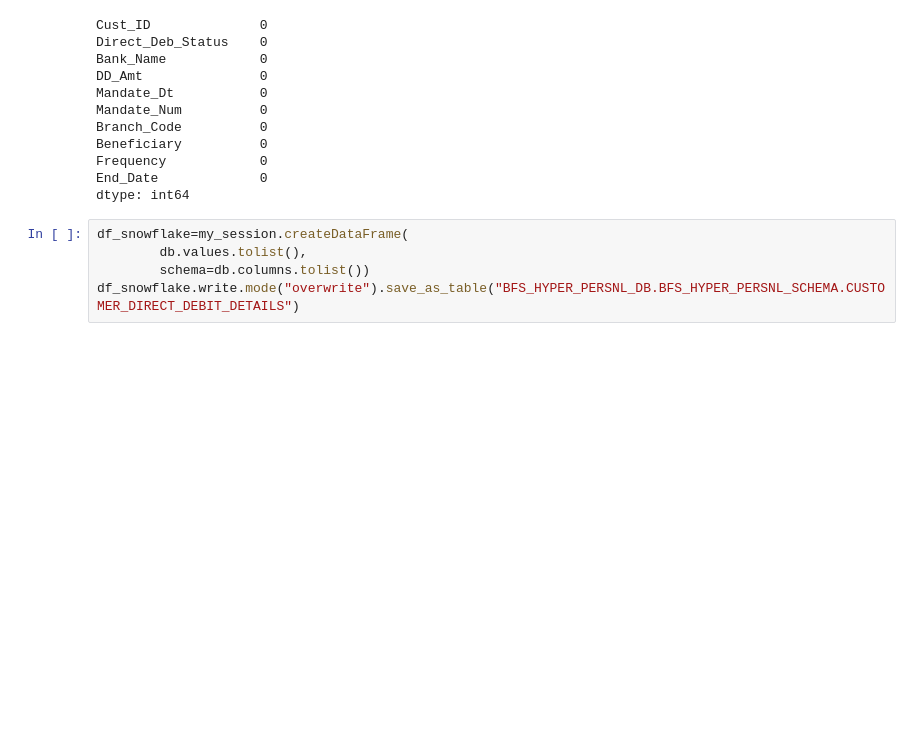
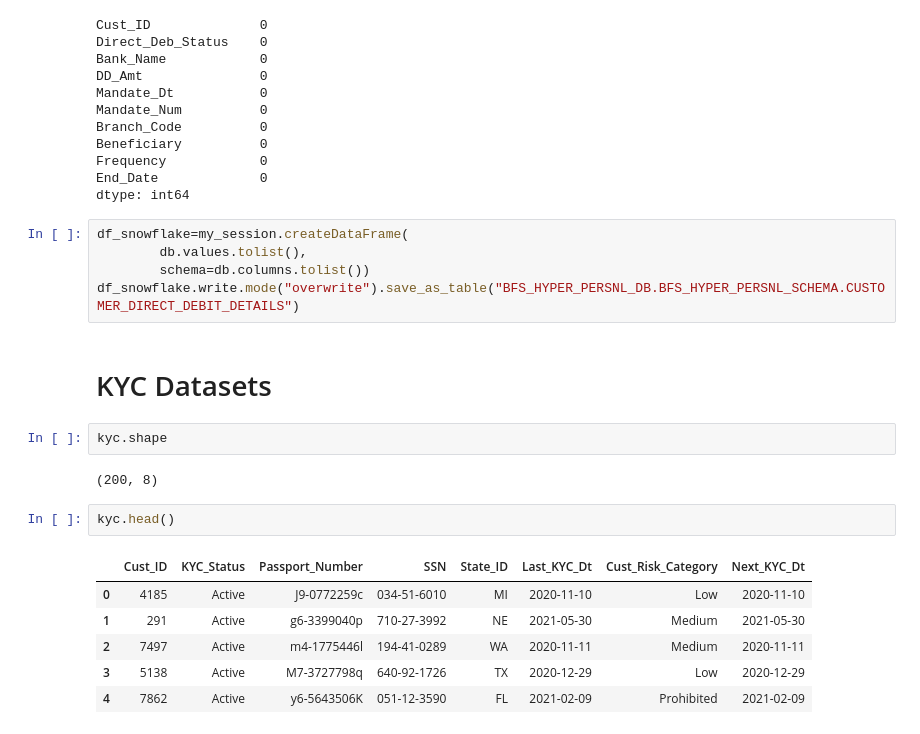
Before and after one commit to mhs10031990/BFS_HYPER_PERSNL_Repo, a Jupyter notebook: Setup_data.ipynb, the cells around one changed output. Drawn from its saved outputs; the diff is of its cells as text; blank space fills up the shorter version.

```diff
--- a/Setup_data.ipynb
+++ b/Setup_data.ipynb
@@ -334,3 +334,18 @@ df_snowflake=my_session.createDataFrame(
         db.values.tolist(),
         schema=db.columns.tolist())
 df_snowflake.write.mode("overwrite").save_as_table("BFS_HYPER_PERSNL_DB.BFS_HYPER_PERSNL_SCHEMA.CUSTOMER_DIRECT_DEBIT_DETAILS")
+# %% [markdown]
+# KYC Datasets
+# %%
+kyc.shape
+# %% [output]
+(200, 8)
+# %%
+kyc.head()
+# %% [output]
+|  | Cust_ID | KYC_Status | Passport_Number | SSN | State_ID | Last_KYC_Dt | Cust_Risk_Category | Next_KYC_Dt |
+| 0 | 4185 | Active | J9-0772259c | 034-51-6010 | MI | 2020-11-10 | Low | 2020-11-10 |
+| 1 | 291 | Active | g6-3399040p | 710-27-3992 | NE | 2021-05-30 | Medium | 2021-05-30 |
+| 2 | 7497 | Active | m4-1775446l | 194-41-0289 | WA | 2020-11-11 | Medium | 2020-11-11 |
+| 3 | 5138 | Active | M7-3727798q | 640-92-1726 | TX | 2020-12-29 | Low | 2020-12-29 |
+| 4 | 7862 | Active | y6-5643506K | 051-12-3590 | FL | 2021-02-09 | Prohibited | 2021-02-09 |
```
Also changed, not shown: parts of 3 cells of this notebook.
